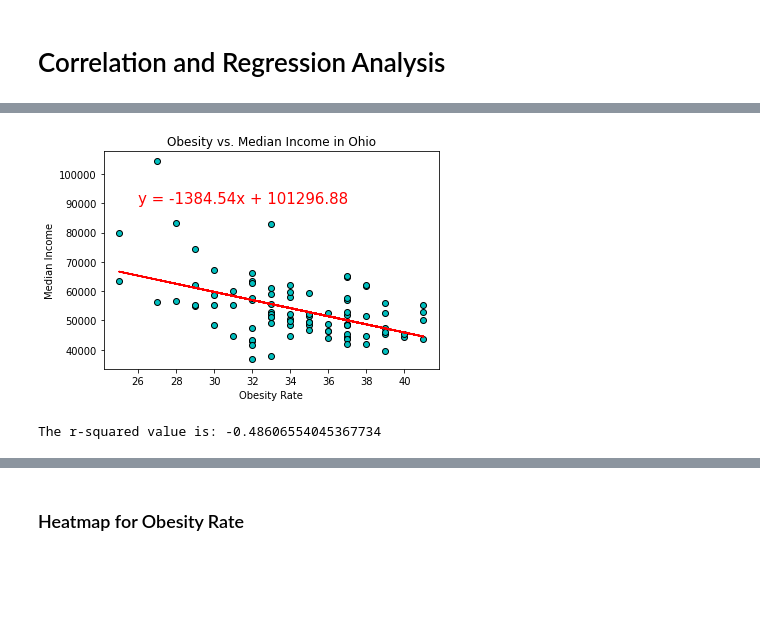
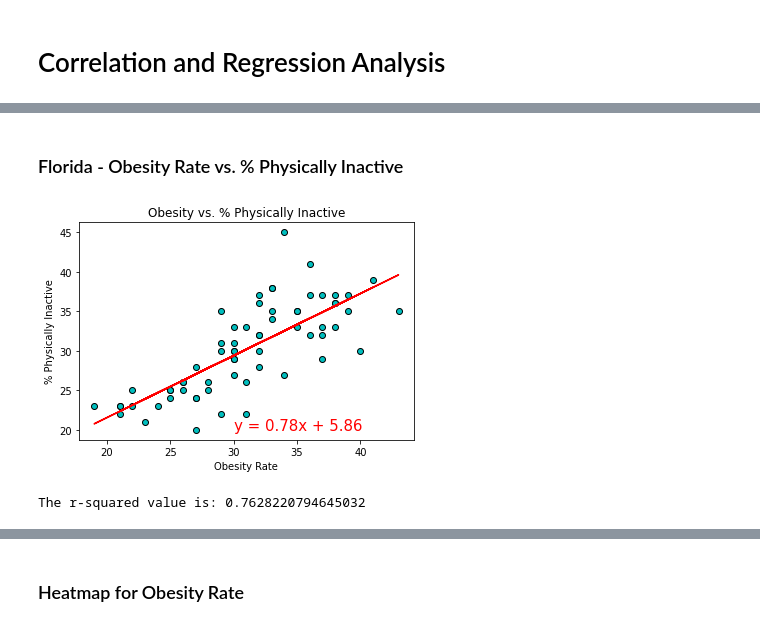
Before and after one commit to katrinan029/project-movat, a Jupyter notebook: Project code.ipynb, the cells around one changed output, grey strips where cells are left out. Cells and saved outputs as stored; diff of their text form; code cells hidden in the pictures; blank space fills up the shorter version.

Commit message:
adding cleaned notebook

```diff
--- a/Project code.ipynb
+++ b/Project code.ipynb
@@ -73,8 +91,8 @@ new_df.head()
 # Combining State and County Code in order to merge the DataFrame with the Countyhealthrankings
 # DataFrame
 
-new_df["FIPS"] = new_df["State Code"].astype(str) + new_df["County Code"].astype(str)
-new_df.head()
+rename_census_df["FIPS"] = rename_census_df["State Code"].astype(str) + rename_census_df["County Code"].astype(str)
+rename_census_df.head()
 # %% [output]
 |  | County and State | Median Income | State Code | County Code | FIPS |
 | 1 | Washington County, Mississippi | 30834 | 28 | 151 | 28151 |
@@ -86,10 +104,10 @@ new_df.head()
 # Splitting the County and State column and creating two new columns for "County" and "State"
 # to filter by California, Ohio and South Carolina
 
-split_county_state = new_df["County and State"].str.split(",", n = 0, expand = True)
-new_df["County"]= split_county_state[0]
-new_df["State"] = split_county_state[1]
-new_df.head()
+county_state = rename_census_df["County and State"].str.split(",", n = 0, expand = True)
+rename_census_df["County"]= county_state[0]
+rename_census_df["State"] = county_state[1]
+rename_census_df.head()
 # %% [output]
 |  | County and State | Median Income | State Code | County Code | FIPS | County | State |
 | 1 | Washington County, Mississippi | 30834 | 28 | 151 | 28151 | Washington County | Mississippi |
@@ -218,0 +118,8 @@ merged_df.dropna().describe()
+# %%
+# Create a copy of the states_df to format FIPS column
+
+states_health_df_copy = states_health_df.copy()
+reformat_fips = states_health_df_copy['FIPS'].apply('{:0>5}'.format)
+fips_df = pd.DataFrame(reformat_fips)
+states_health_df_copy["FIPS"] = fips_df
+states_health_df_copy.head()
@@ -218,0 +133,6 @@ merged_df.dropna().describe()
+# %%
+# Merge US Census data frame 'states_health_df_copy' with County Health Rankings Data 'indiciators_data'
+
+indicators_data = rename_census_df[["County and State","Median Income","FIPS","State","County"]].sort_values(by=['FIPS'])
+all_states_merge = pd.merge(states_health_df_copy,indicators_data,on="FIPS",how="left")
+all_states_merge.head()
@@ -348,20 +153,23 @@ dtype: object
-# %%
-ohio_analysis = merged_df.loc[merged_df["State"] == " Ohio" ]
-ohio_obesity_rate = ohio_analysis["% Adults with Obesity"]
-ohio_median_income = ohio_analysis["Median Income"]
-
-(slope, intercept, rvalue, pvalue, stderr) = linregress(ohio_obesity_rate, ohio_median_income)
-regress_values = ohio_obesity_rate * slope + intercept
-line_eq = "y = " + str(round(slope,2)) + "x + " + str(round(intercept,2))
-plt.scatter(ohio_obesity_rate,ohio_median_income,color="c",edgecolors="black")
-plt.plot(ohio_obesity_rate,regress_values,"r-")
-plt.annotate(line_eq,(26,90000),fontsize=15,color="red")
-plt.xlabel("Obesity Rate")
-plt.ylabel("Median Income")
-plt.title("Obesity vs. Median Income in Ohio")
-plt.show()
-
-(print(f"The r-squared value is: {rvalue}"))
-# %% [output]
-[figure, removed]
-The r-squared value is: -0.48606554045367734
+# %% [markdown]
+### Florida - Obesity Rate vs. % Physically Inactive
+# %%
+fl_analysis = clean_all_states.loc[clean_all_states["State"] == " Florida" ]
+fl_obesity_rate = fl_analysis["% Adults with Obesity"]
+fl_physical = fl_analysis["% Physically Inactive"]
+
+(slope, intercept, rvalue, pvalue, stderr) = linregress(fl_obesity_rate, fl_physical)
+regress_values = fl_obesity_rate * slope + intercept
+line_eq = "y = " + str(round(slope,2)) + "x + " + str(round(intercept,2))
+plt.scatter(fl_obesity_rate,fl_physical,color="c",edgecolors="black")
+plt.plot(fl_obesity_rate,regress_values,"r-")
+plt.annotate(line_eq,(30,20),fontsize=15,color="red")
+plt.xlabel("Obesity Rate")
+plt.ylabel("% Physically Inactive")
+plt.title("Obesity vs. % Physically Inactive")
+plt.savefig("output_diagrams/florida_obesity_physical_activity.png")
+plt.show()
+
+(print(f"The r-squared value is: {rvalue}"))
+# %% [output]
+[figure, added]
+The r-squared value is: 0.7628220794645032
```
Also changed, not shown: parts of 123 cells of this notebook, 26 other files.
